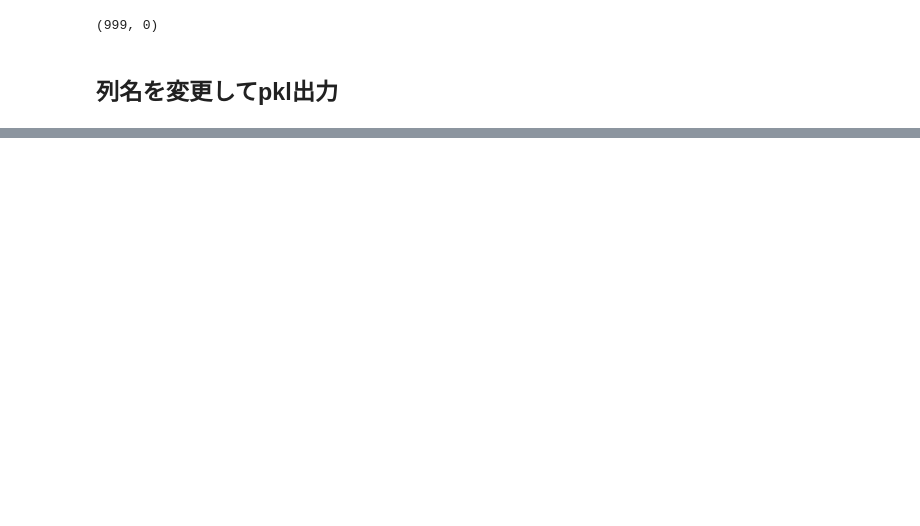
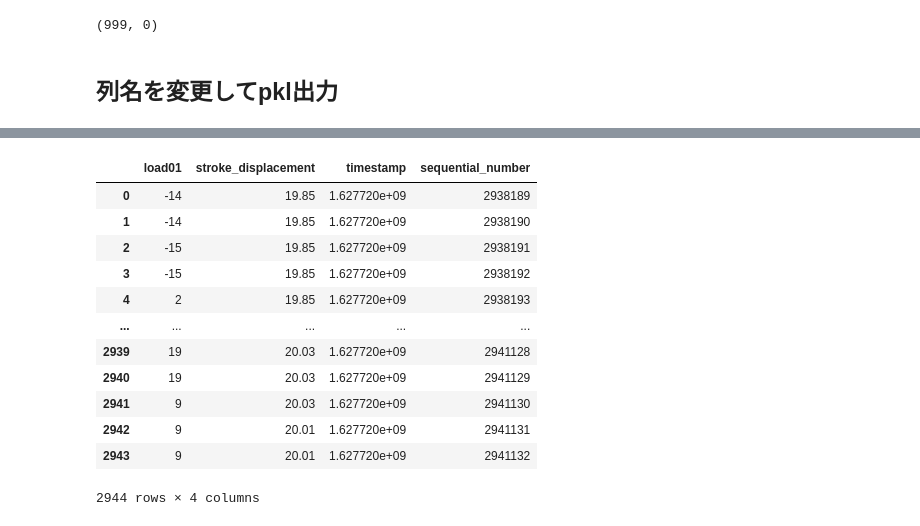
Before and after one commit to ymiyamoto5/data-analysis-platform-bak, a Jupyter notebook: notebooks/data_import_j.ipynb, the cells around one changed output, grey strips where cells are left out. Drawn from its saved outputs; the diff is of its cells as text; code cells hidden in the pictures; blank space fills up the shorter version.

Commit message:
refs #161 J社データ取り込みモジュール作成
* ショット切り出しできるよう、data_import_j.ipynbを修正
* ダウンサンプリングのrateとstroke_displacementの変換式修正が必要

```diff
--- a/notebooks/data_import_j.ipynb
+++ b/notebooks/data_import_j.ipynb
@@ -202,17 +211,31 @@ import shutil
 files = glob.glob("20210810/0to1K/log1/*")
 files.sort()
 
+def concat_timestamp_and_interval(x):
+    return x["timestamp"] + timedelta(microseconds=int(x["CUM_INTERVAL"]))
+
+sequential_number = 0
+
 for file in files:
     df_stroke = pd.read_csv(file, encoding="shift-jis")
 
+    # 累積INTERVAL
+    df_stroke["CUM_INTERVAL"] = df_stroke["INTERVAL"].cumsum()
     # timestamp列
     df_stroke["timestamp"] = df_stroke["DATE"] + ' ' + df_stroke["TIME"]
     df_stroke["timestamp"] = df_stroke["timestamp"].map(lambda x: datetime.strptime(x, "%Y/%m/%d %H:%M:%S") - timedelta(hours=9))
-    df_stroke.drop(columns=["DATE", "TIME"], inplace=True)
+    df_stroke["timestamp"] = df_stroke.apply(concat_timestamp_and_interval, axis=1)
+    df_stroke["timestamp"] = df_stroke["timestamp"].map(lambda x: x.timestamp())
 
-    # stroke
-    df_stroke[]
+    # 連番
+    df_stroke["sequential_number"] = df_stroke.index + sequential_number
+    sequential_number += df_stroke.index[-1]
+
+    df_stroke.drop(columns=["DATE", "TIME", "INTERVAL", "SHOT数", "CUM_INTERVAL"], inplace=True)
+    df_stroke.rename(columns={"歪量":"load01", "ストローク":"stroke_displacement"}, inplace=True)
 
     pkl_file_name = os.path.splitext(os.path.basename(file))[0] + ".pkl"
     pkl_file_path = os.path.join(dir, pkl_file_name)
+
+    # print(df_stroke.head())
     df_stroke.to_pickle(pkl_file_path)
@@ -218,0 +275,16 @@ for file in files:
+# %%
+df_stroke
+# %% [output]
+|  | load01 | stroke_displacement | timestamp | sequential_number |
+| 0 | -14 | 19.85 | 1.627720e+09 | 2938189 |
+| 1 | -14 | 19.85 | 1.627720e+09 | 2938190 |
+| 2 | -15 | 19.85 | 1.627720e+09 | 2938191 |
+| 3 | -15 | 19.85 | 1.627720e+09 | 2938192 |
+| 4 | 2 | 19.85 | 1.627720e+09 | 2938193 |
+| ... | ... | ... | ... | ... |
+| 2939 | 19 | 20.03 | 1.627720e+09 | 2941128 |
+| 2940 | 19 | 20.03 | 1.627720e+09 | 2941129 |
+| 2941 | 9 | 20.03 | 1.627720e+09 | 2941130 |
+| 2942 | 9 | 20.01 | 1.627720e+09 | 2941131 |
+| 2943 | 9 | 20.01 | 1.627720e+09 | 2941132 |
+2944 rows × 4 columns
```
Also changed, not shown: parts of 10 cells of this notebook, 3 other files.
